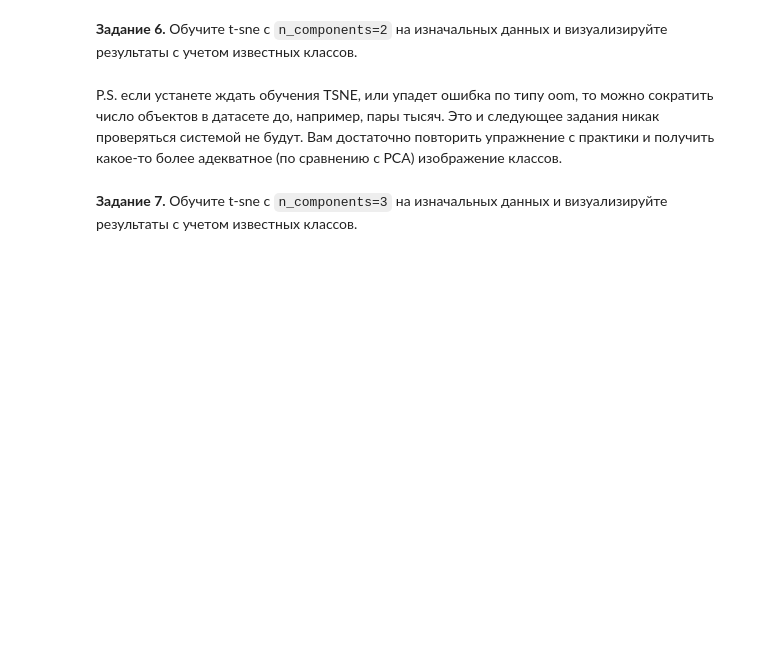
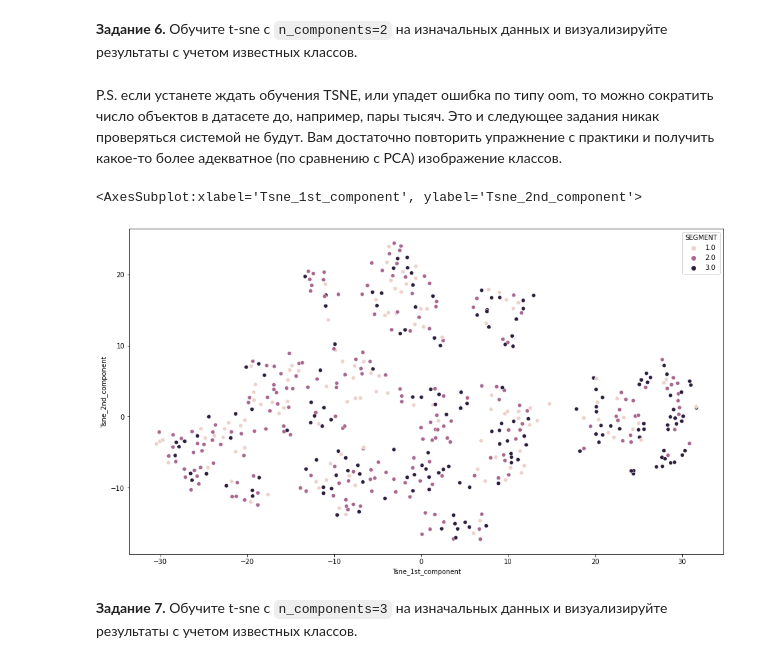
Before and after one commit to gavlique/Karpov_DS, a Jupyter notebook: ml/HW_15_.ipynb, the cells around one changed output. Drawn from its saved outputs; the diff is of its cells as text; code cells hidden in the pictures; blank space fills up the shorter version.

```diff
--- a/ml/HW_15_.ipynb
+++ b/ml/HW_15_.ipynb
@@ -191,7 +226,25 @@ P.S. если устанете ждать обучения TSNE, или упад
 # %%
 from sklearn.manifold import TSNE
 
 ### Your code is here
+X_tsne = TSNE(n_components=2).fit_transform(X.iloc[:500])
+
+X_tsne
+
+X_tsne = np.concatenate((X_tsne, y.iloc[:500].values.reshape(-1, 1)),
+                        axis=1)
+
+X_tsne = pd.DataFrame(X_tsne, columns=['Tsne_1st_component',
+                                       'Tsne_2nd_component',
+                                       'SEGMENT'])
+
+
+fig = plt.figure(figsize=(16, 9))
+sns.scatterplot(data=X_tsne,
+                x='Tsne_1st_component', y='Tsne_2nd_component', hue='SEGMENT')
+# %% [output]
+<AxesSubplot:xlabel='Tsne_1st_component', ylabel='Tsne_2nd_component'>
+[figure, added]
 # %% [markdown]
 **Задание 7.** Обучите t-sne с `n_components=3` на изначальных данных и визуализируйте результаты с учетом известных классов.
 # %%
```
Also changed, not shown: parts of 8 cells of this notebook, 2 other files.
